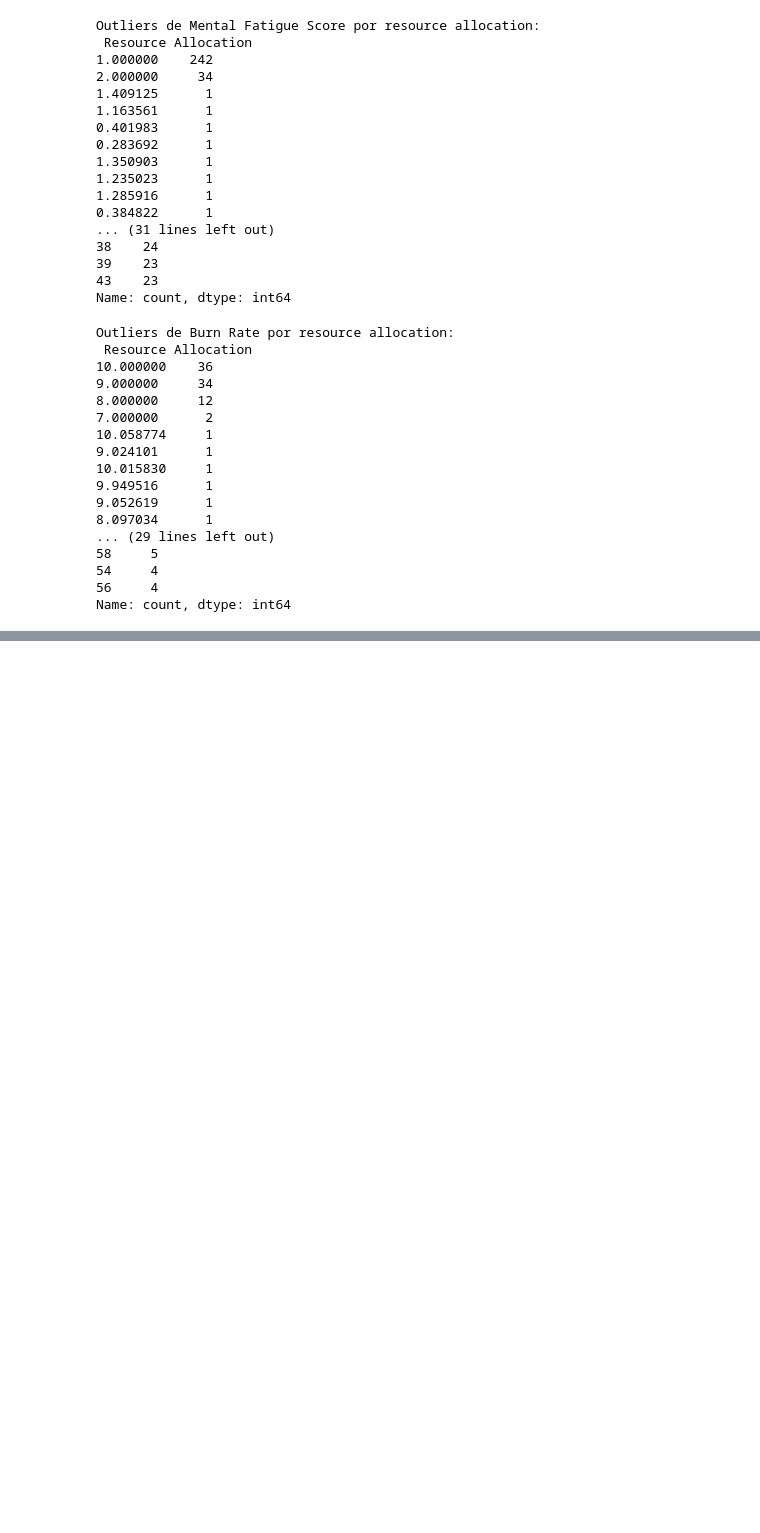
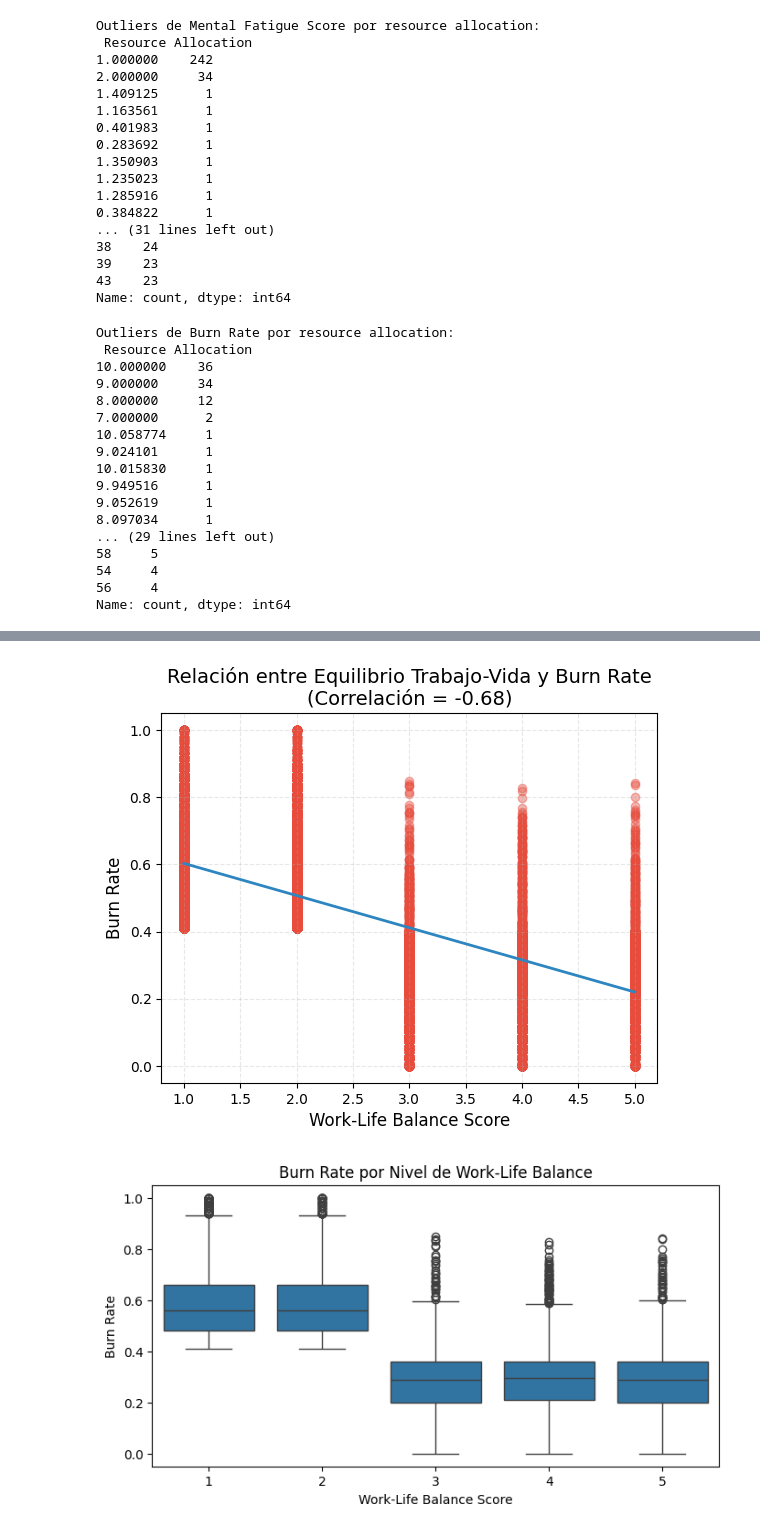
Before and after one commit to fgmartinez/tpFinalCEIA-Add-Fmartinez, a Jupyter notebook: Tp1Final.ipynb, the cells around one changed output, grey strips where cells are left out. Saved outputs shown, nothing was run; the diff lists cells and outputs as text; code cells hidden in the pictures; blank space fills up the shorter version.

```diff
--- a/Tp1Final.ipynb
+++ b/Tp1Final.ipynb
@@ -793,0 +963,55 @@ Name: count, dtype: int64
+# %%
+sns.regplot(
+    x="Work-Life Balance Score",
+    y="Burn Rate",
+    data=df_encoded,
+    scatter_kws={"alpha": 0.4, "color": "#E74C3C"},
+    line_kws={"color": "#2E86C1", "lw": 2},
+    ci=95
+)
+plt.title("Relación entre Equilibrio Trabajo-Vida y Burn Rate\n(Correlación = -0.68)", fontsize=14)
+plt.xlabel("Work-Life Balance Score", fontsize=12)
+plt.ylabel("Burn Rate", fontsize=12)
+plt.grid(linestyle="--", alpha=0.3)
+plt.show()
+
+plt.figure(figsize=(8, 4))
+sns.boxplot(x="Work-Life Balance Score", y="Burn Rate", data=df_encoded)
+plt.title("Burn Rate por Nivel de Work-Life Balance", fontsize=12)
+plt.xlabel("Work-Life Balance Score", fontsize=10)
+plt.ylabel("Burn Rate", fontsize=10)
+plt.show()
+
+# Crear la columna 'Rango_Horas_Sueño' redondeando hacia arriba a la hora más cercana
+df_encoded['Rango_Horas_Sueño'] = np.ceil(df['Sleep Hours'])
+
+# Calcular el Burn Rate promedio por rango de horas de sueño y graficar
+df_encoded.groupby('Rango_Horas_Sueño')['Burn Rate'].mean().plot(kind='bar')
+plt.xlabel('Horas de Sueño')
+plt.ylabel('Burn Rate Promedio')
+plt.title('Burn Rate por Horas de Sueño (Agrupado por Hora)')
+plt.xticks(rotation=0)
+plt.show()
+
+
+# Crear el gráfico de dispersión con burbujas
+plt.figure(figsize=(10, 6))
+sns.scatterplot(
+    x='Work-Life Balance Score',
+    y='Sleep Hours',
+    size='Burn Rate',
+    sizes=(50, 500),  # Rango de tamaños de las burbujas
+    alpha=0.7,        # Transparencia de las burbujas
+    data=df
+)
+
+# Personalizar el gráfico
+plt.title('Relación entre Work-Life Balance, Horas de Sueño y Burn Rate', fontsize=14)
+plt.xlabel('Work-Life Balance Score', fontsize=12)
+plt.ylabel('Horas de Sueño', fontsize=12)
+plt.legend(title='Burn Rate', bbox_to_anchor=(1.05, 1), loc='upper left')  # Leyenda fuera del gráfico
+plt.grid(True, linestyle='--', alpha=0.7)  # Agregar una cuadrícula
+plt.show()
+# %% [output]
+[figure, added]
+[figure, added]
```
Also changed, not shown: parts of 36 cells of this notebook, 1 other file.
